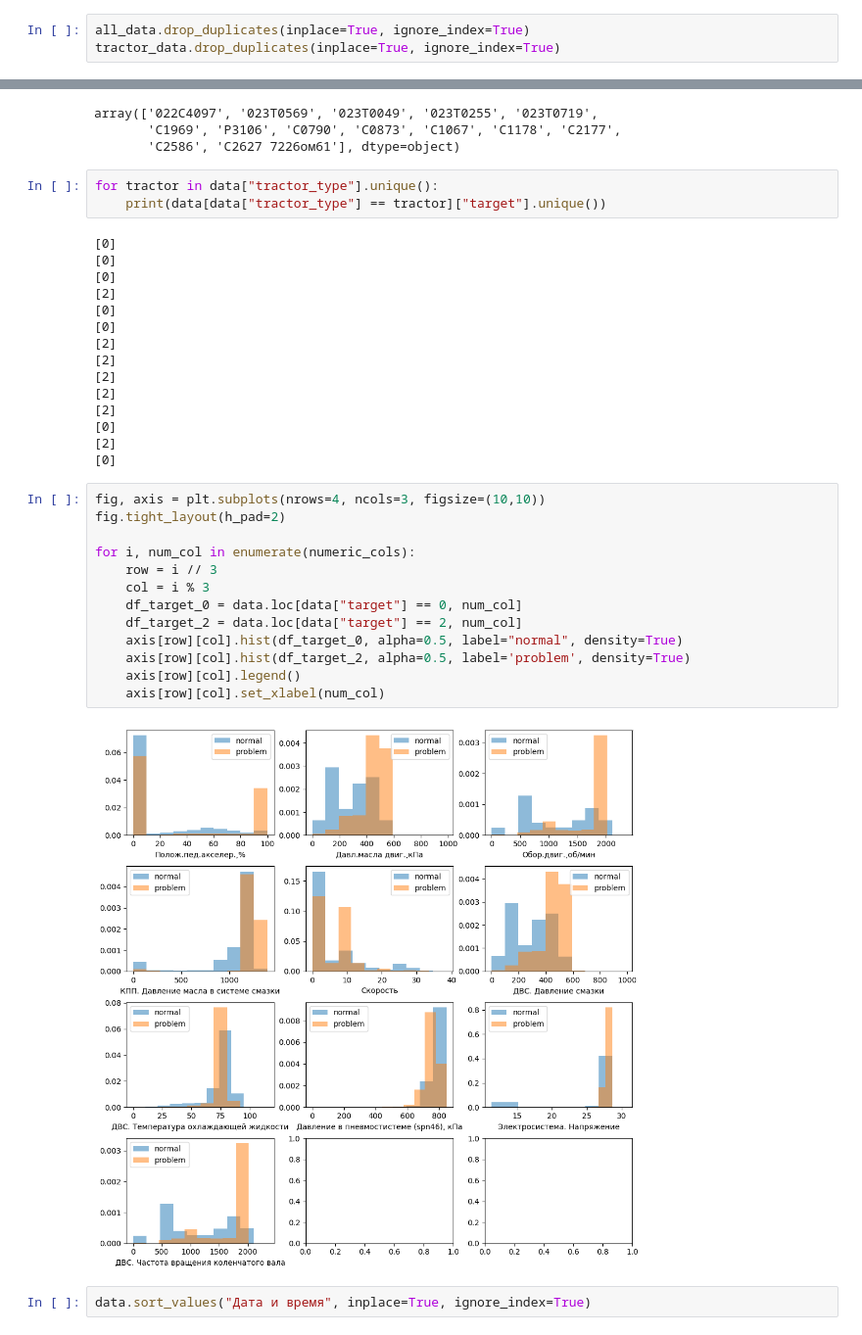
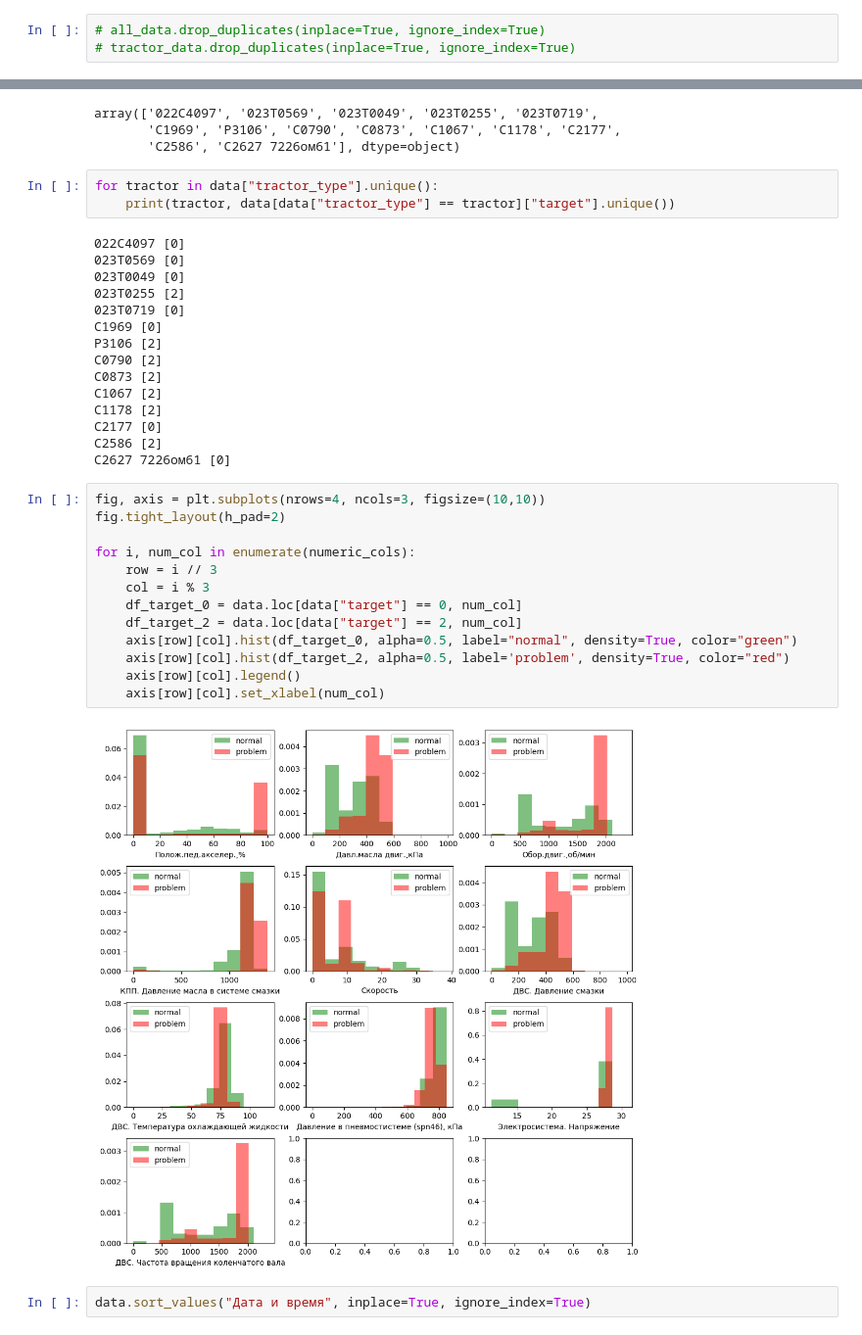
Before and after one commit to Felecort/tractor_forecasting_Hackathon, a Jupyter notebook: EDA/3_megre_and_handle.ipynb, the cells around one changed output, grey strips where cells are left out. Shown: that part at 98% size. Drawn from its saved outputs; the diff is of its cells as text.

```diff
--- a/EDA/3_megre_and_handle.ipynb
+++ b/EDA/3_megre_and_handle.ipynb
@@ -96,8 +96,8 @@ tractor_data.isna().sum()
 tractor_type                                   0
 dtype: int64
 # %%
-all_data.drop_duplicates(inplace=True, ignore_index=True)
-tractor_data.drop_duplicates(inplace=True, ignore_index=True)
+# all_data.drop_duplicates(inplace=True, ignore_index=True)
+# tractor_data.drop_duplicates(inplace=True, ignore_index=True)
 # %%
 tractor_data.shape, all_data.shape
 # %% [output]
@@ -139,37 +139,37 @@ array(['022C4097', '023T0569', '023Т0049', '023Т0255', '023Т0719',
        'С2586', 'С2627 7226ом61'], dtype=object)
 # %%
 for tractor in data["tractor_type"].unique():
-    print(data[data["tractor_type"] == tractor]["target"].unique())
+    print(tractor, data[data["tractor_type"] == tractor]["target"].unique())
 # %% [output]
-[0]
-[0]
-[0]
-[2]
-[0]
-[0]
-[2]
-[2]
-[2]
-[2]
-[2]
-[0]
-[2]
-[0]
+022C4097 [0]
+023T0569 [0]
+023Т0049 [0]
+023Т0255 [2]
+023Т0719 [0]
+C1969 [0]
+Р3106 [2]
+С0790 [2]
+С0873 [2]
+С1067 [2]
+С1178 [2]
+С2177 [0]
+С2586 [2]
+С2627 7226ом61 [0]
 # %%
 fig, axis = plt.subplots(nrows=4, ncols=3, figsize=(10,10))
 fig.tight_layout(h_pad=2)
 
 for i, num_col in enumerate(numeric_cols):
     row = i // 3
     col = i % 3
     df_target_0 = data.loc[data["target"] == 0, num_col]
     df_target_2 = data.loc[data["target"] == 2, num_col]
-    axis[row][col].hist(df_target_0, alpha=0.5, label="normal", density=True)
-    axis[row][col].hist(df_target_2, alpha=0.5, label='problem', density=True)
+    axis[row][col].hist(df_target_0, alpha=0.5, label="normal", density=True, color="green")
+    axis[row][col].hist(df_target_2, alpha=0.5, label='problem', density=True, color="red")
     axis[row][col].legend()
     axis[row][col].set_xlabel(num_col)
 # %% [output]
-[figure, old version]
+[figure, new version]
 # %%
 data.sort_values("Дата и время", inplace=True, ignore_index=True)
 # %%
```
Also changed, not shown: parts of 4 cells of this notebook, 2 other files.
